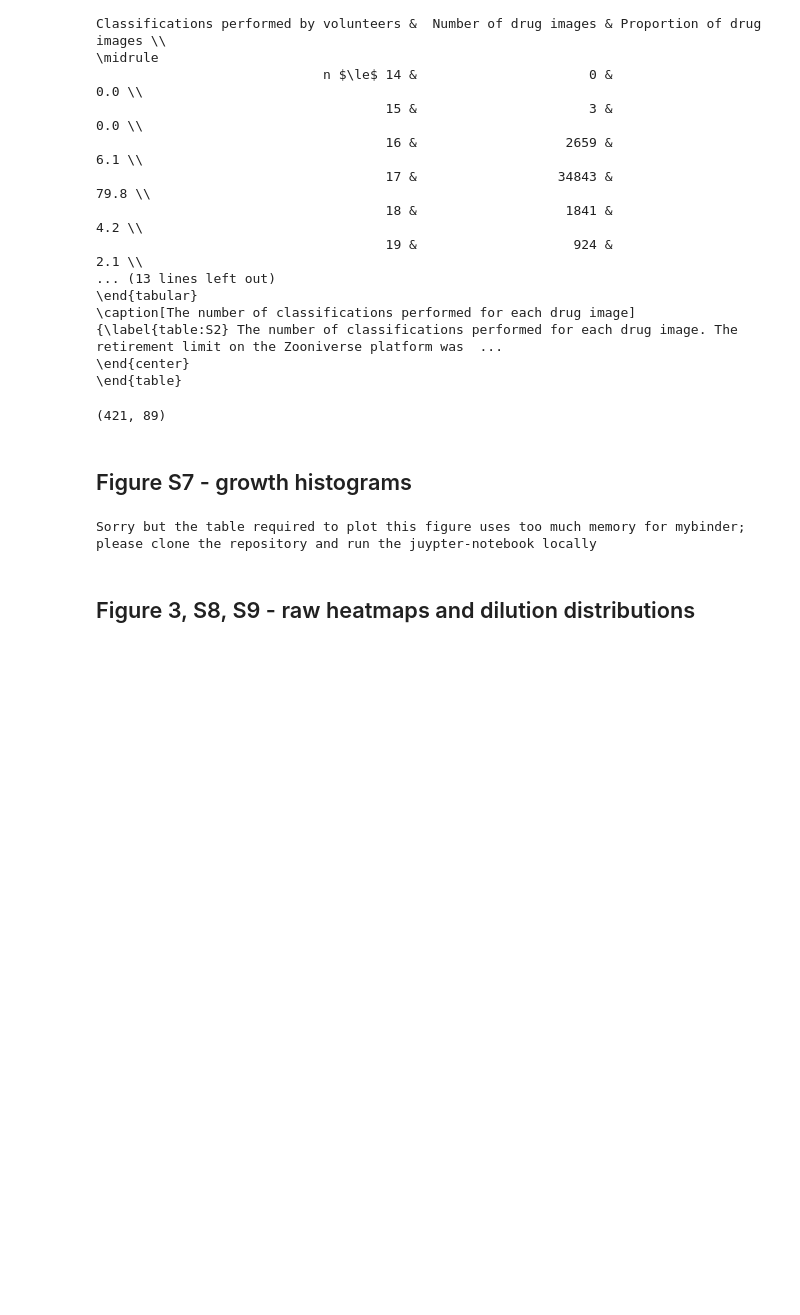
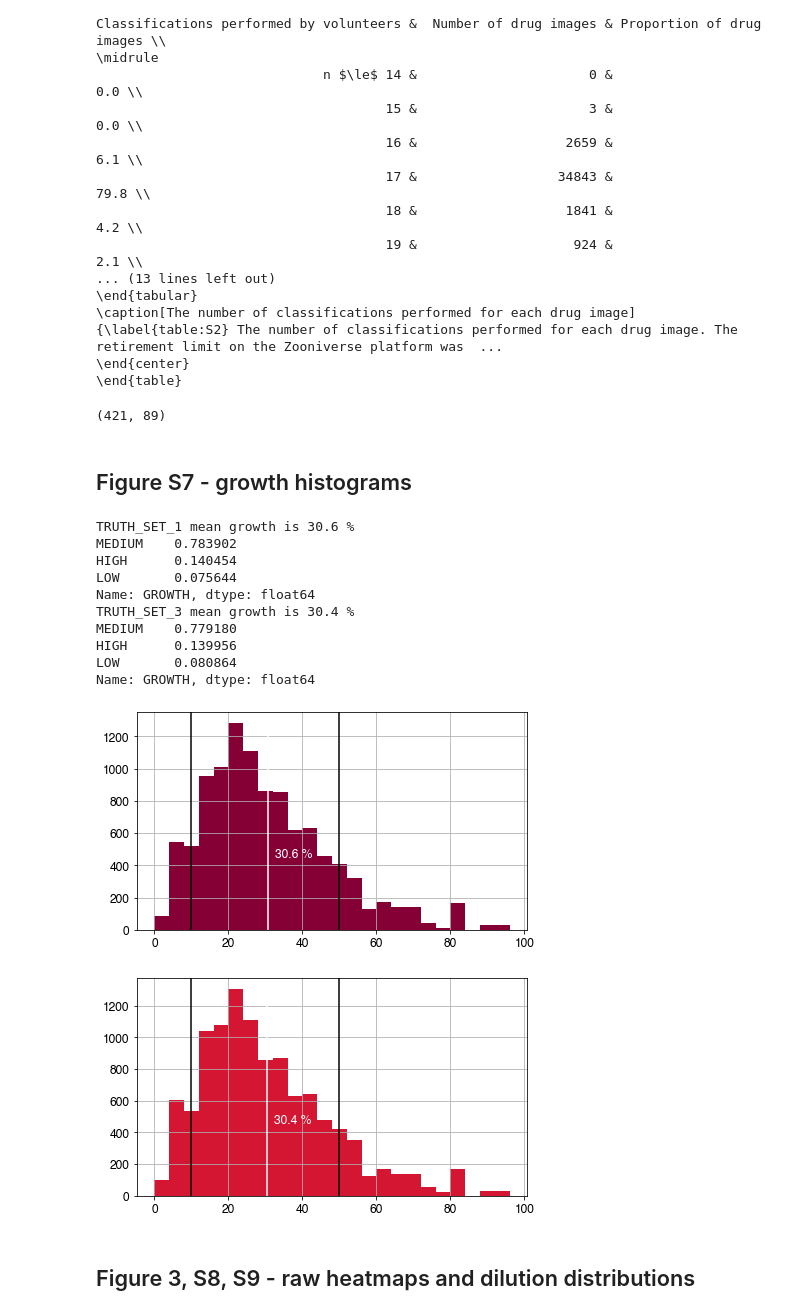
Before and after one commit to fowler-lab/bashthebug-consensus-dataset, a Jupyter notebook: recreate-figures-and-tables.ipynb, the cells around one changed output. Cells and saved outputs as stored; diff of their text form; code cells hidden in the pictures; blank space fills up the shorter version.

```diff
--- a/recreate-figures-and-tables.ipynb
+++ b/recreate-figures-and-tables.ipynb
@@ -16,3 +16,9 @@ running_using_binder=True
+# %%
+## Make sure this flag is correctly set depending on whether you are running using MyBinder or locally ##
+
+running_using_binder=False
+
+## Nothing below requires any user modification!
 # %%
 import copy, numpy, pandas, time, pathlib
 
@@ -38,5 +44,4 @@ LABORATORY_LOOKUP={'03':'A','04':'B','05':'C','06':'D','07':'E','10':'G','08':'H
 bashthebug_colours={'red':'#dc2d4c','green':'#9ab51e','blue':'#c8e6e8'}
 
 truth_colors={'TRUTH_SET_1':'#850035',\
-              'TRUTH_SET_3':'#d51632',\
-              'TRUTH_SET_2':'#d468ab' }
+              'TRUTH_SET_3':'#d51632' }
@@ -422,35 +440,52 @@ len(SUMMARY_DILUTIONS[SUMMARY_DILUTIONS.COUNT>=34]),len(SUMMARY_DILUTIONS[SUMMAR
 # %%
 if running_using_binder:
 
     print("Sorry but the table required to plot this figure uses too much memory for mybinder; please clone the repository and run the juypter-notebook locally")
 
 else:
 
     BOOTSTRAPPED_CLASSIFICATIONS.reset_index(inplace=True)
 
     for i in truth_colors.keys():
 
         df=copy.deepcopy(BOOTSTRAPPED_CLASSIFICATIONS.loc[(BOOTSTRAPPED_CLASSIFICATIONS[i]!=0) &\
                               (BOOTSTRAPPED_CLASSIFICATIONS.READINGDAY==14) & \
                               (BOOTSTRAPPED_CLASSIFICATIONS.BOOTSTRAP_RUN==0) &\
                               (BOOTSTRAPPED_CLASSIFICATIONS.N_CLASSIFICATIONS==3)] )
 
         fig,axes=plt.subplots(1,1,figsize=(7,4))
         axes=df.IM_POS_AVERAGE.hist(bins=numpy.arange(0,100,4),color=truth_colors[i])
         mean_growth=df.IM_POS_AVERAGE.mean()
         max_y=numpy.max(axes.get_ylim())
         axes.plot((mean_growth,mean_growth),(0,max_y),color='white')
         axes.text(mean_growth+2,max_y/3,'%.1f %%' % (mean_growth),color='white')
         axes.plot((10,10),(0,max_y),color='black')
         axes.plot((50,50),(0,max_y),color='black')
         axes.set_ylim([0,max_y])
-        print("%s mean growth is %.1f %% " % (i,df.IM_POS_AVERAGE.mean()))
-        print(df.GROWTH.value_counts(normalize=True))
         path=pathlib.Path.cwd() / 'pdf' / '14' / 'growth'
         filename='hist-14-'+i.lower()+'-growth.pdf'
         path.mkdir(parents=True,exist_ok=True)
         fig.savefig(path/filename,bbox_inches=0)
+
+        if i=='TRUTH_SET_2':
+            plt.close()
+        else:
+            print("%s mean growth is %.1f %% " % (i,df.IM_POS_AVERAGE.mean()))
+            print(df.GROWTH.value_counts(normalize=True))
+
+    BOOTSTRAPPED_CLASSIFICATIONS.set_index(['PLATE','READINGDAY'],inplace=True)
 # %% [output]
-Sorry but the table required to plot this figure uses too much memory for mybinder; please clone the repository and run the juypter-notebook locally
+TRUTH_SET_1 mean growth is 30.6 %
+MEDIUM    0.783902
+HIGH      0.140454
+LOW       0.075644
+Name: GROWTH, dtype: float64
+TRUTH_SET_3 mean growth is 30.4 %
+MEDIUM    0.779180
+HIGH      0.139956
+LOW       0.080864
+Name: GROWTH, dtype: float64
+[figure, added]
+[figure, added]
 # %% [markdown]
 ## Figure 3, S8, S9 - raw heatmaps and dilution distributions
```
Also changed, not shown: parts of 18 cells of this notebook.
